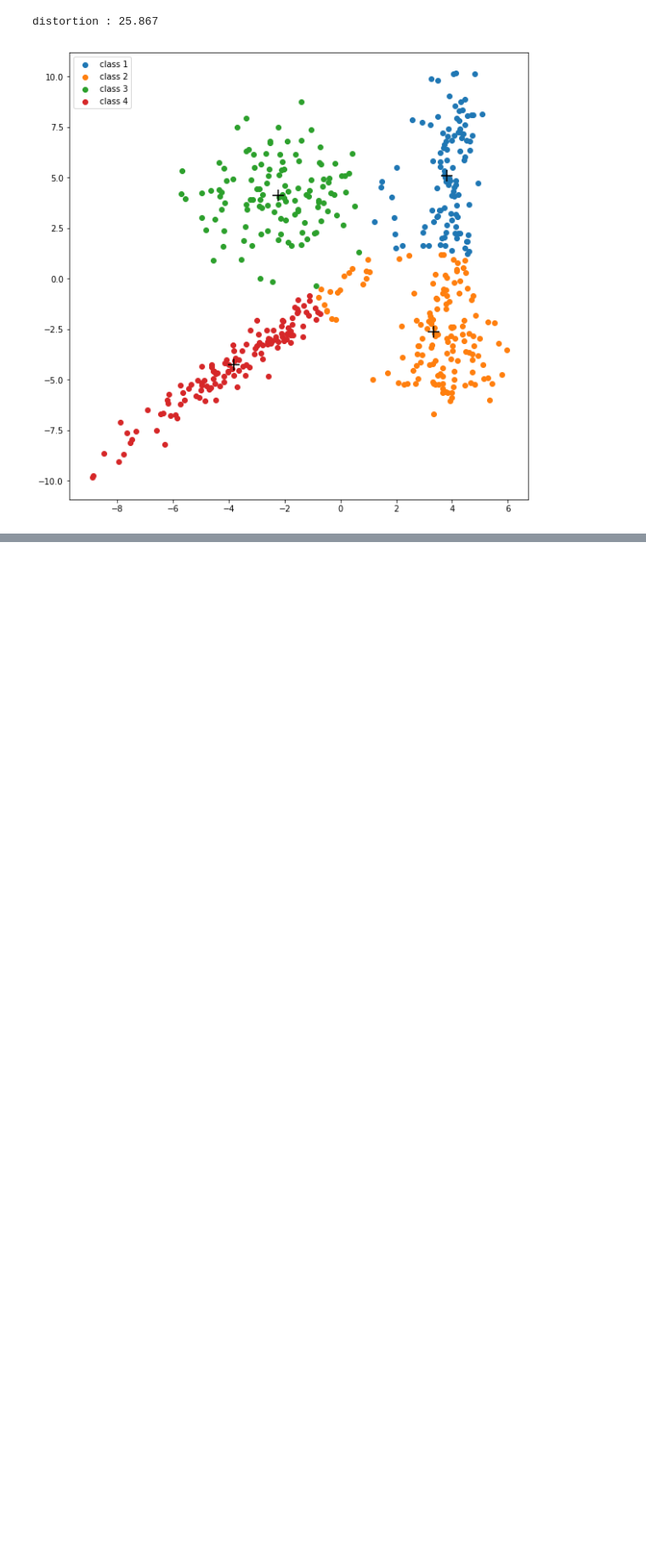
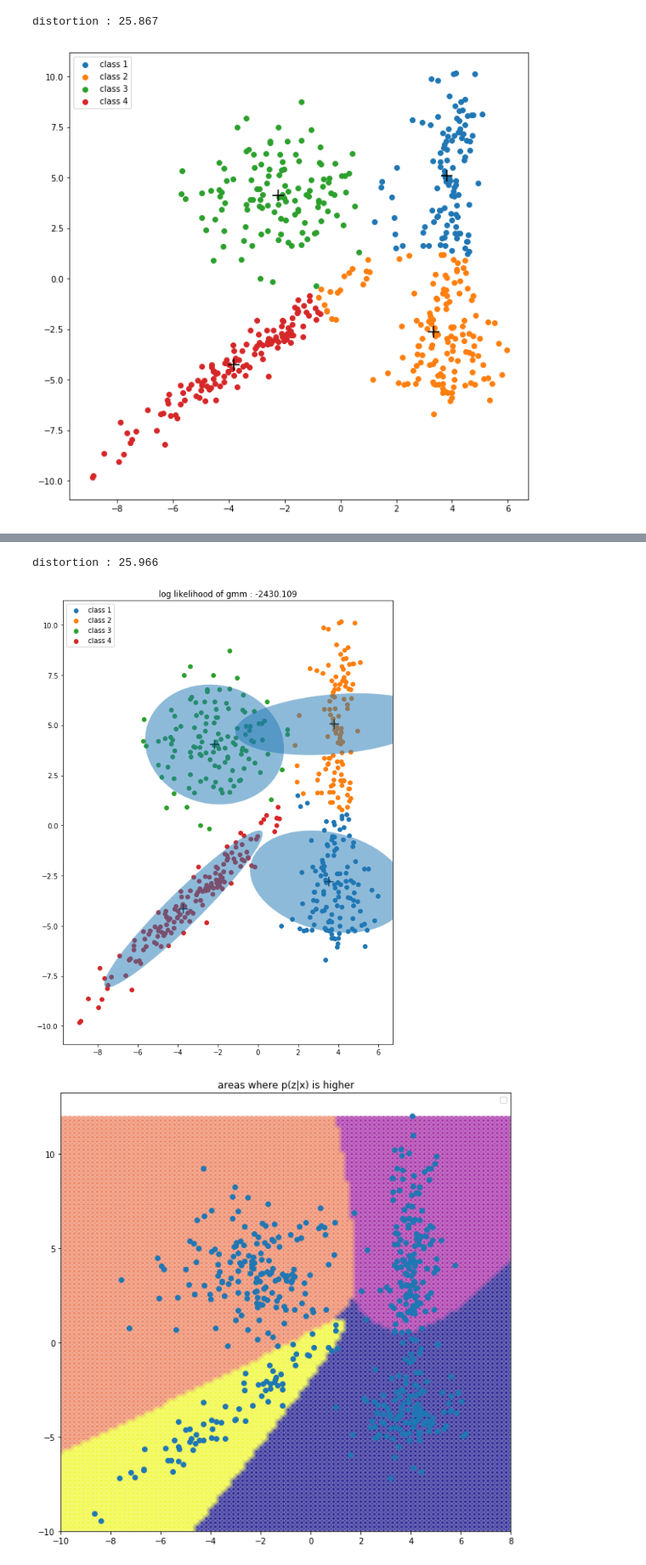
Before and after one commit to sofsoo1995/PGM2, a Jupyter notebook: MVA_DM2_Horache_Sofiane.ipynb, the cells around one changed output, grey strips where cells are left out. Shown at 85% size. Cells and saved outputs as stored; diff of their text form; code cells hidden in the pictures; blank space fills up the shorter version.

```diff
--- a/MVA_DM2_Horache_Sofiane.ipynb
+++ b/MVA_DM2_Horache_Sofiane.ipynb
@@ -313,0 +440,8 @@ distortion : 25.867
+# %%
+pi,mu,sigma,Q= GMM(X_train,50,4,False)
+plot_gmm(X_train,pi,mu,sigma,Q)
+plot_latent(X_test,pi,mu,sigma,100)
+# %% [output]
+distortion : 25.966
+[figure, added]
+[figure, added]
```
Also changed, not shown: parts of 5 cells of this notebook, 1 other file.
